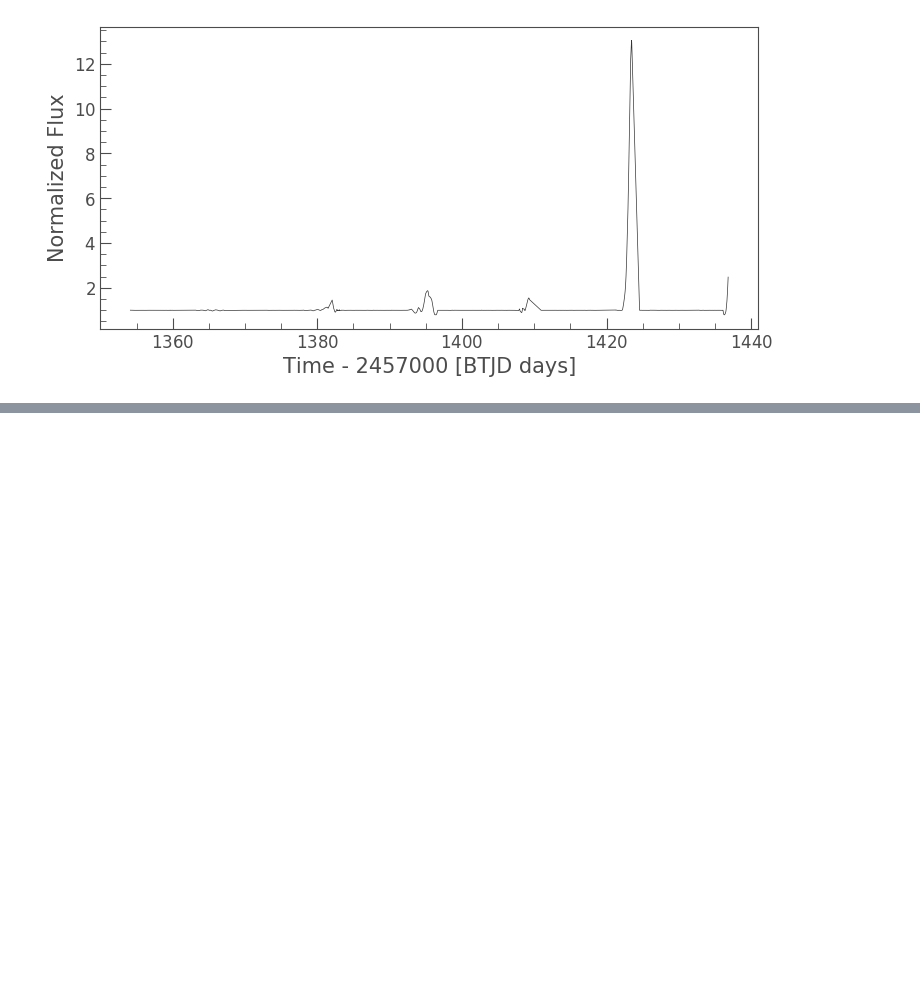
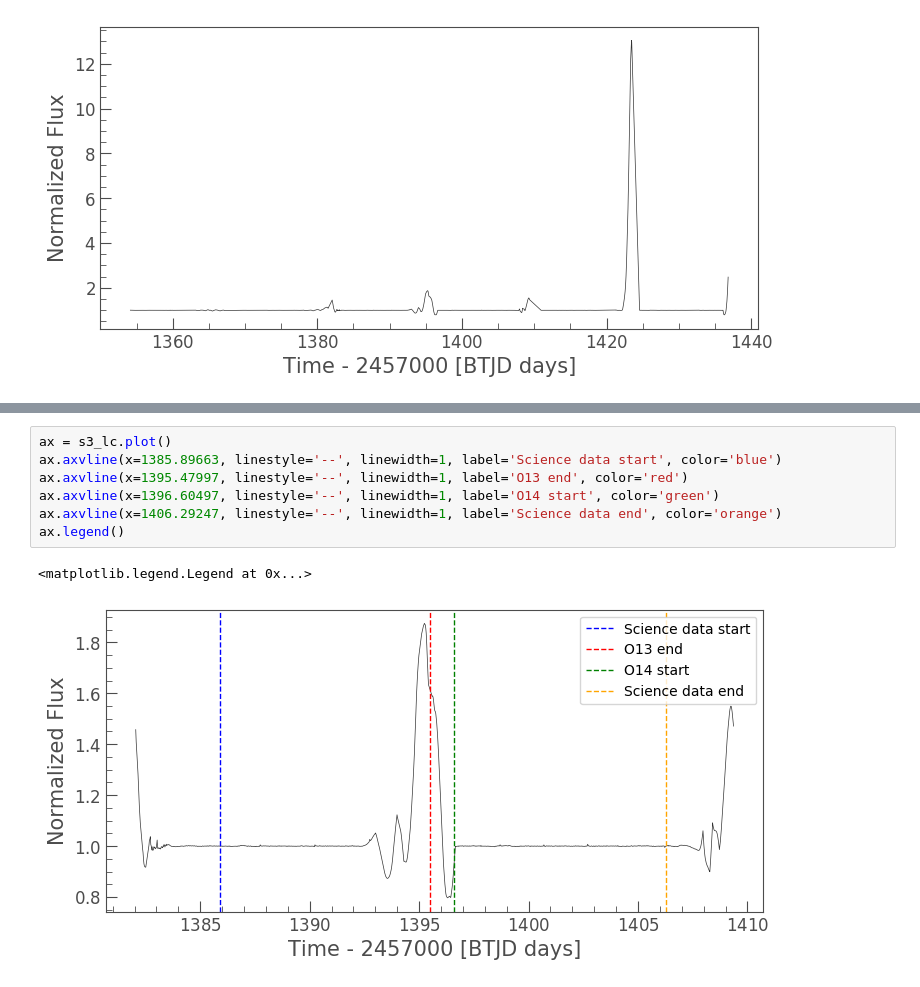
Before and after one commit to FGCUStellarResearch/GammaRayVisualizations, a Jupyter notebook: Lightkurve_sample.ipynb, the cells around one changed output, grey strips where cells are left out. Cells and saved outputs as stored; diff of their text form; blank space fills up the shorter version.

```diff
--- a/Lightkurve_sample.ipynb
+++ b/Lightkurve_sample.ipynb
@@ -60,0 +54,10 @@ s4_lc.plot()
+# %%
+ax = s3_lc.plot()
+ax.axvline(x=1385.89663, linestyle='--', linewidth=1, label='Science data start', color='blue')
+ax.axvline(x=1395.47997, linestyle='--', linewidth=1, label='O13 end', color='red')
+ax.axvline(x=1396.60497, linestyle='--', linewidth=1, label='O14 start', color='green')
+ax.axvline(x=1406.29247, linestyle='--', linewidth=1, label='Science data end', color='orange')
+ax.legend()
+# %% [output]
+<matplotlib.legend.Legend at 0x...>
+[figure, added]
```
Also changed, not shown: parts of 7 cells of this notebook.
